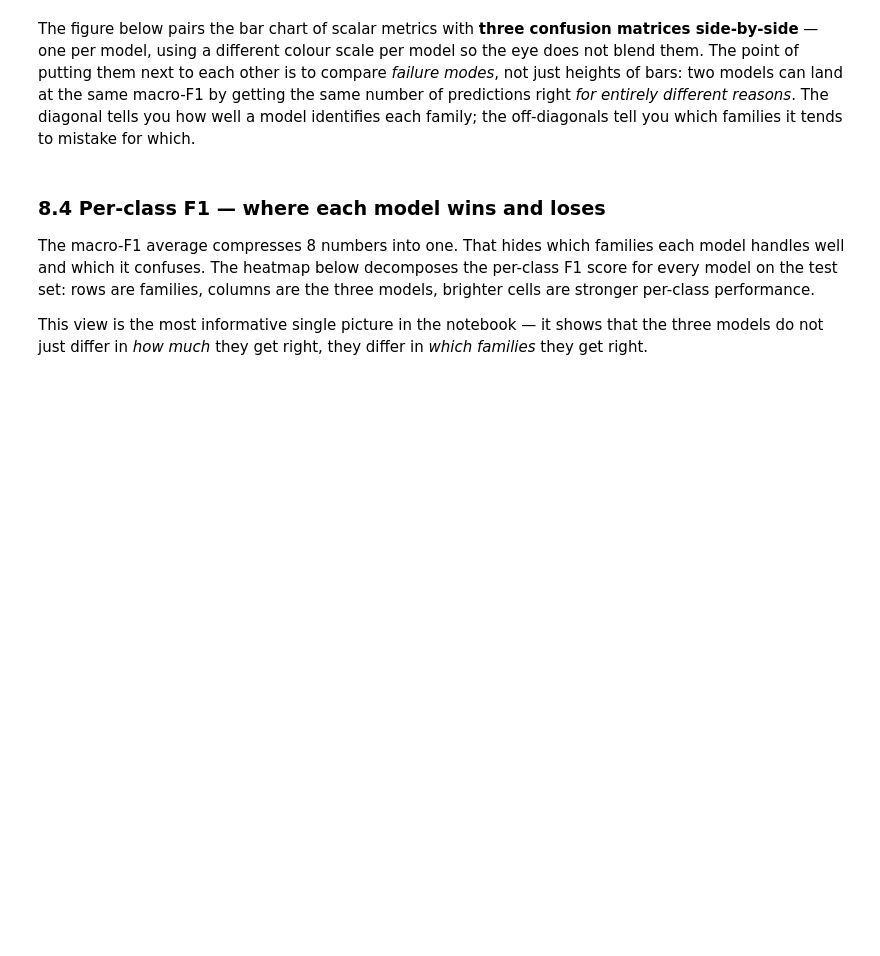
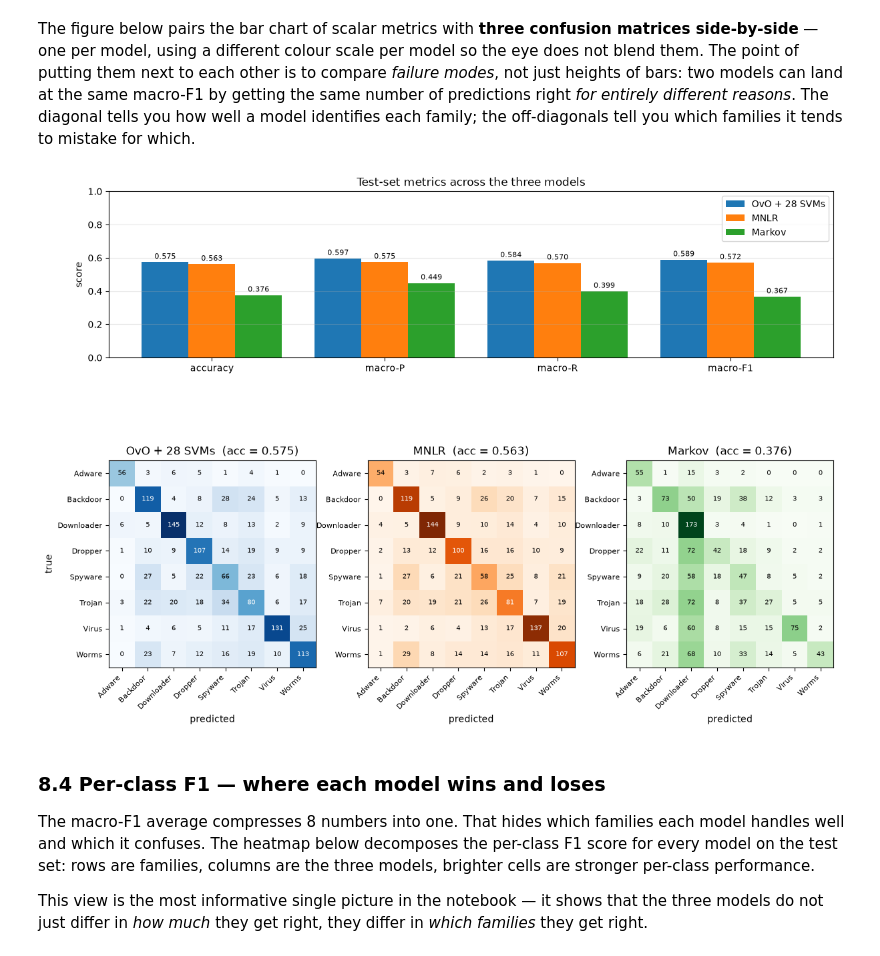
Before and after one commit to ba1chev/Chimera-47, a Jupyter notebook: notebooks/01_experiment.ipynb, the cells around one changed output. Drawn from its saved outputs; the diff is of its cells as text; code cells hidden in the pictures; blank space fills up the shorter version.

```diff
--- a/notebooks/01_experiment.ipynb
+++ b/notebooks/01_experiment.ipynb
@@ -780,7 +799,7 @@ markov_values = [markov_metrics[m] for m in metric_names]
 for offset, values, label, color in [
     (-width, svm_values, models[0], colors[0]),
     (0.0, mnlr_values, models[1], colors[1]),
-    (width, markov_values, models[2], colors[2]),
+    (width, markov_values, models[2], colors[2])
 ]:
     bars = ax_bars.bar(x + offset, values, width, label=label, color=color)
     for bar, value in zip(bars, values):
@@ -793,34 +812,36 @@ ax_bars.set_ylim(0, 1.0)
 ax_bars.set_ylabel('score')
 ax_bars.set_title('Test-set metrics across the three models')
 ax_bars.legend(loc='upper right')
 ax_bars.grid(alpha=0.3, axis='y')
 
 confusions = [
     ('OvO + 28 SVMs', y_predicted_final, 'Blues', svm_metrics['accuracy']),
     ('MNLR',          mnlr_predictions,    'Oranges', mnlr_metrics['accuracy']),
-    ('Markov',        markov_predictions,  'Greens', markov_metrics['accuracy']),
+    ('Markov',        markov_predictions,  'Greens', markov_metrics['accuracy'])
 ]
 
 for column, (title, predictions, cmap, accuracy_value) in enumerate(confusions):
     ax = fig.add_subplot(gs[1, column])
     matrix = ConfusionMatrix(classes=class_indices).compute(y_test, predictions)
     image = ax.imshow(matrix, cmap=cmap)
     ax.set_xticks(range(dataset.count_of_classes))
     ax.set_yticks(range(dataset.count_of_classes))
     ax.set_xticklabels(dataset.label_names, rotation=45, ha='right', fontsize=8)
     ax.set_yticklabels(dataset.label_names, fontsize=8)
     ax.set_xlabel('predicted')
     if column == 0:
         ax.set_ylabel('true')
     ax.set_title(f'{title}  (acc = {accuracy_value:.3f})')
     threshold = matrix.max() / 2.0
     for true_index in range(dataset.count_of_classes):
         for pred_index in range(dataset.count_of_classes):
             value = matrix[true_index, pred_index]
             ax.text(pred_index, true_index, str(value), ha='center', va='center',
                     color='white' if value > threshold else 'black', fontsize=7)
 
 plt.show()
+# %% [output]
+[figure, added]
 # %% [markdown]
 ### 8.4 Per-class F1 — where each model wins and loses
 
```
Also changed, not shown: parts of 11 cells of this notebook.
